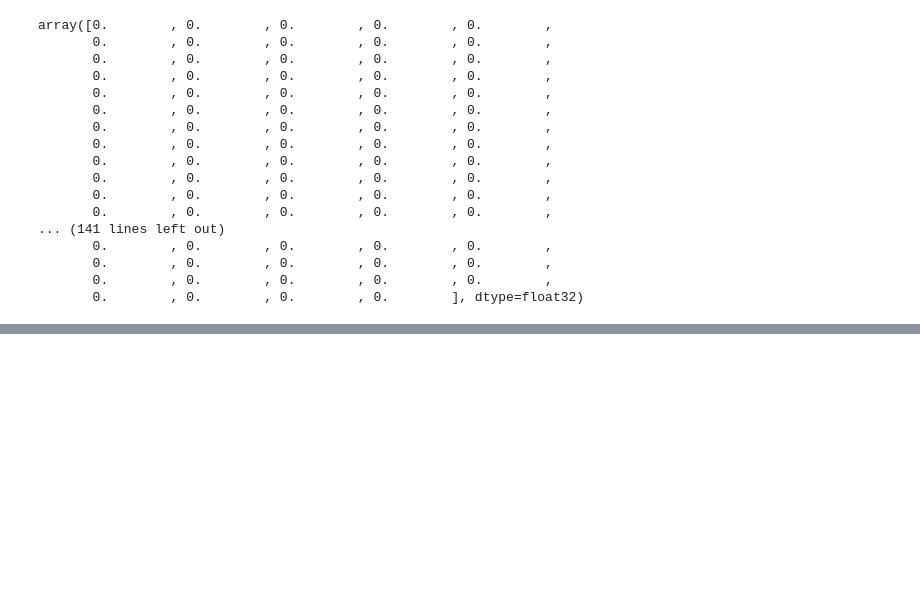
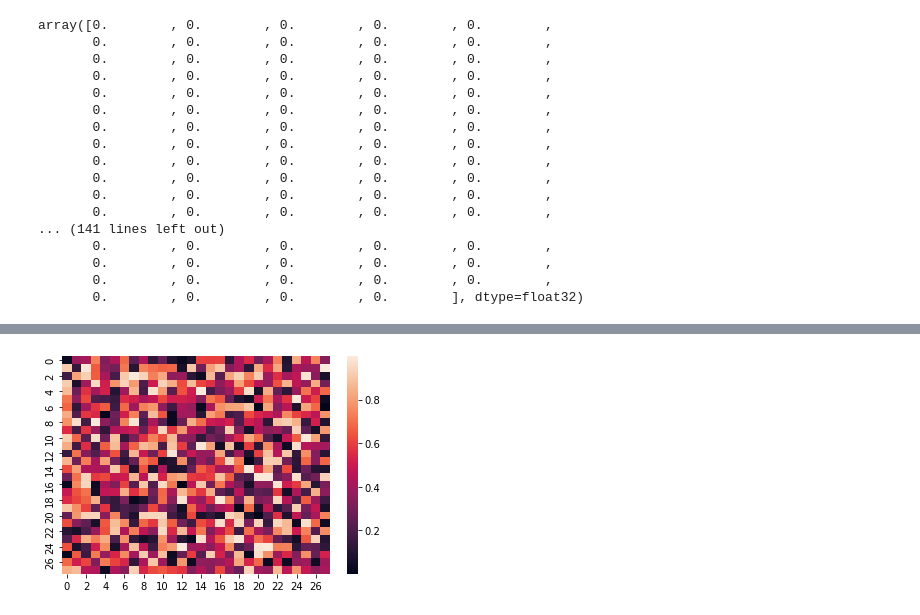
Before and after one commit to i-sergh/MLeto, a Jupyter notebook: myMl.ipynb, the cells around one changed output, grey strips where cells are left out. Cells and saved outputs as stored; diff of their text form; code cells hidden in the pictures; blank space fills up the shorter version.

```diff
--- a/myMl.ipynb
+++ b/myMl.ipynb
@@ -180,6 +185,9 @@ plt.show()
 # %%
 # доделать
-plt.figure(figsize=(12,12), dpi= 80)
-plt.xticks(fontsize=12)
-plt.yticks(fontsize=12)
+%matplotlib widget
+uniform_data = np.random.rand(28, 28)
+ax = sns.heatmap(uniform_data, picker=4)
+ax.figure.canvas.mpl_connect("pick_event", onpick)
 plt.show()
+# %% [output]
+[figure, added]
```
Also changed, not shown: parts of 6 cells of this notebook, 3 other files.
